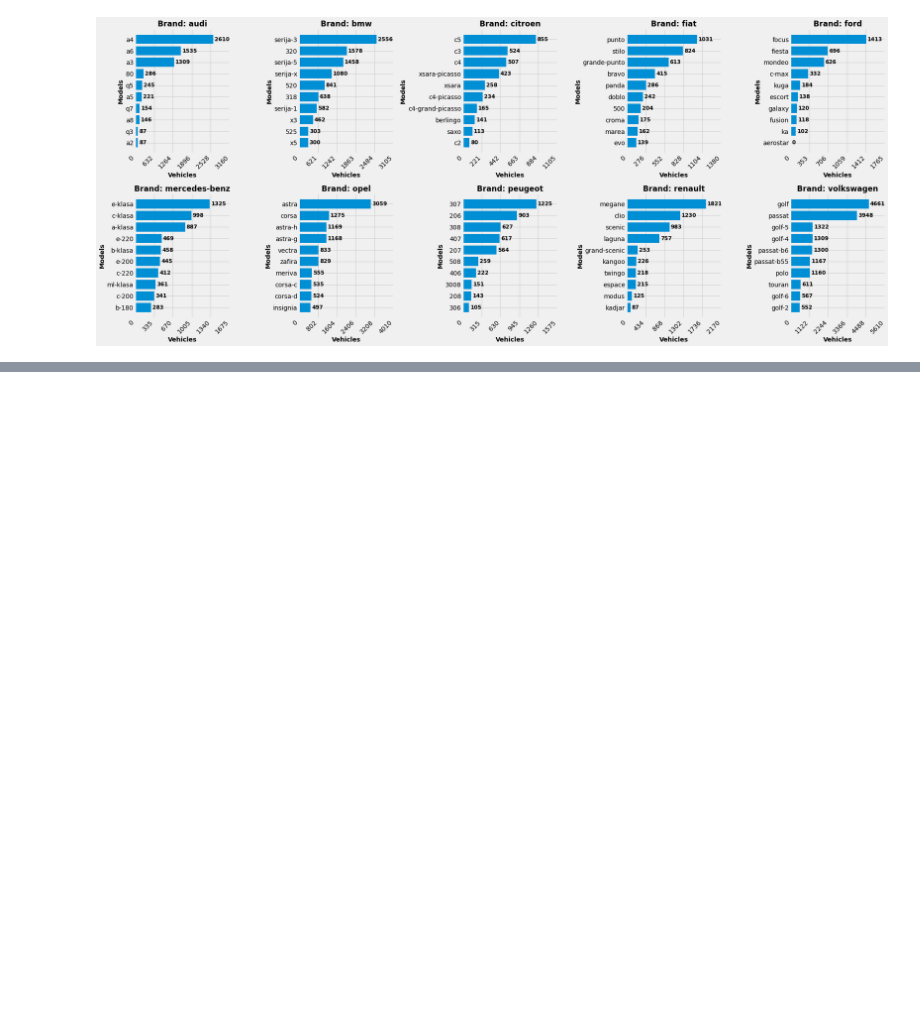
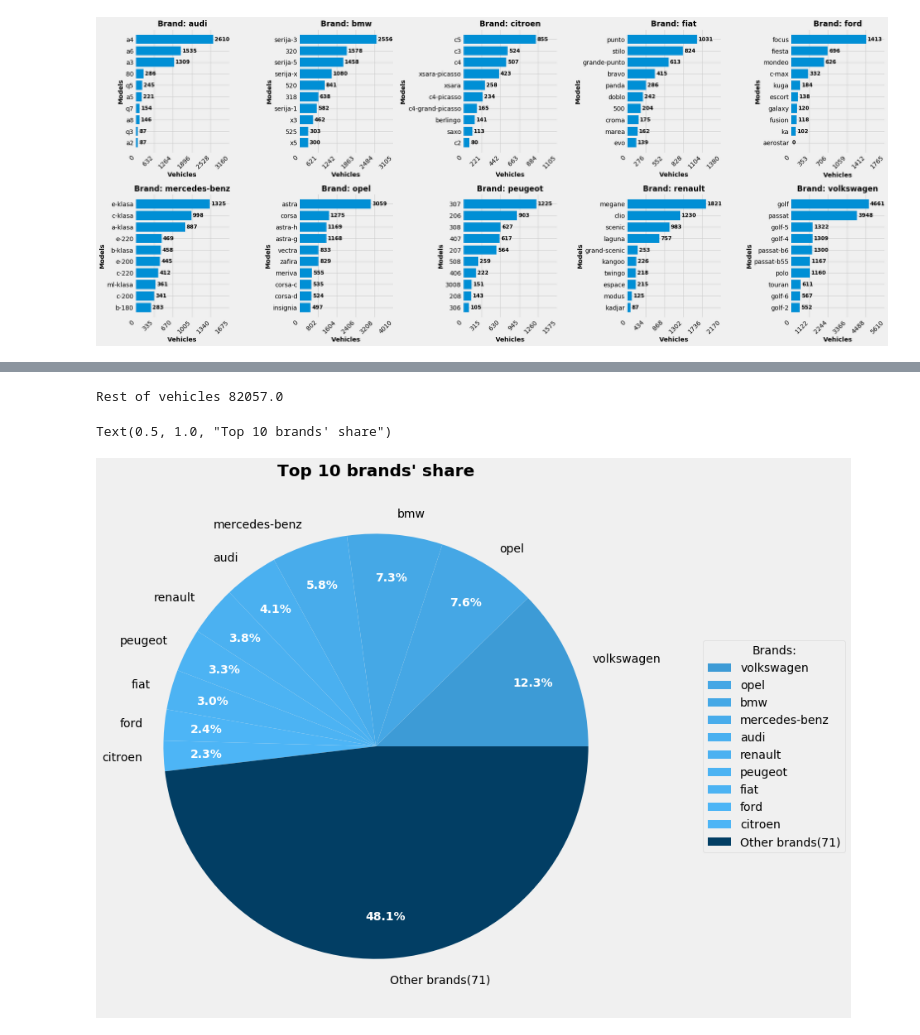
Before and after one commit to lsubotic/polovniautomobili-analysis, a Jupyter notebook: data_processing.ipynb, the cells around one changed output, grey strips where cells are left out. Cells and saved outputs as stored; diff of their text form; code cells hidden in the pictures; blank space fills up the shorter version.

```diff
--- a/data_processing.ipynb
+++ b/data_processing.ipynb
@@ -160,0 +194,31 @@ plt.savefig('top10-brands-circle.png', bbox_inches='tight')
+# %%
+plt.close('all')
+
+#df_mr_total = df.loc[~df.index.isin(df_models.index) & df['Total Vehicles'].notna()]
+mr_total = df.loc[~df.index.isin(df_models.index)]['Total Vehicles'].sum()
+df_brands = pd.concat([df_group, pd.Series([mr_total], index=['Other brands(71)'])], sort=False)
+
+print('Rest of the vehicles', mr_total, '\n')
+
+cmap = mcolors.LinearSegmentedColormap.from_list("", ['#51BBFD', '#023E64'])
+
+fig, ax = plt.subplots(figsize=(20, 11), subplot_kw=dict(aspect="equal"))
+
+wedges, texts, autotexts = ax.pie(df_brands, autopct='%1.1f%%', textprops=dict(color="k"),
+                                  colors=cmap(df_brands.values/df_brands.max()), pctdistance=0.8, labels=df_brands.index)
+
+for aut in autotexts:
+    aut.set_color('w')
+
+ax.legend(wedges, df_brands.index,
+          title="Brands:",
+          loc="center",
+          bbox_to_anchor=(1, 0, 0.5, 1))
+
+plt.setp(autotexts, size=14, weight="bold")
+
+ax.set_title("Top 10 brands' share", fontweight='bold', fontsize=20)
+# %% [output]
+Rest of vehicles 82057.0
+Text(0.5, 1.0, "Top 10 brands' share")
+[figure, added]
```
Also changed, not shown: parts of 10 cells of this notebook.
